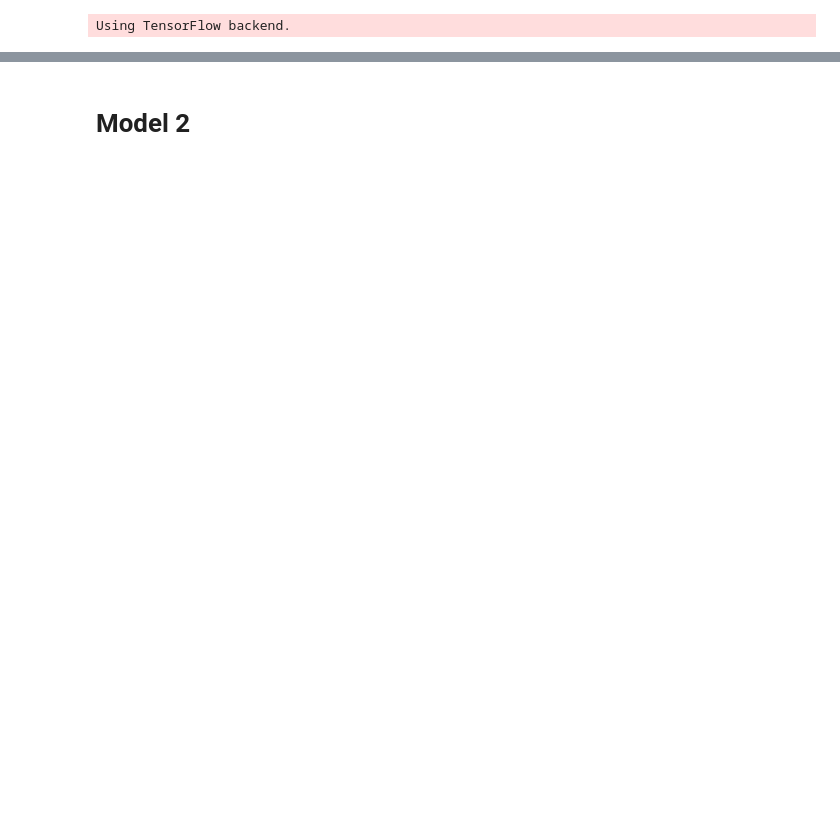
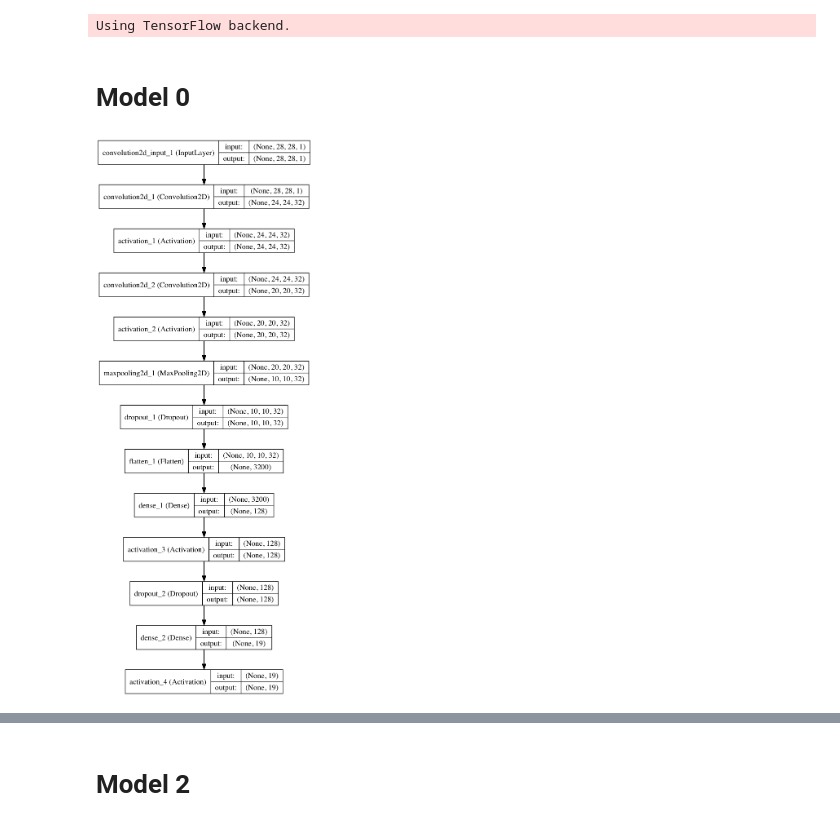
Before and after one commit to RyanSampana/mcgillML, a Jupyter notebook: Keras Experiments.ipynb, the cells around one changed output, grey strips where cells are left out. Cells and saved outputs as stored; diff of their text form; code cells hidden in the pictures; blank space fills up the shorter version.

```diff
--- a/Keras Experiments.ipynb
+++ b/Keras Experiments.ipynb
@@ -18,3 +39,5 @@ from keras.utils.visualize_util import plot
 from IPython.display import Image
 # %% [output]
 Using TensorFlow backend.
+# %% [markdown]
+# Model 0
@@ -20,0 +91,4 @@ Using TensorFlow backend.
+# %%
+Image('./model_0.png')
+# %% [output]
+[figure, added]
```
Also changed, not shown: parts of 52 cells of this notebook.
